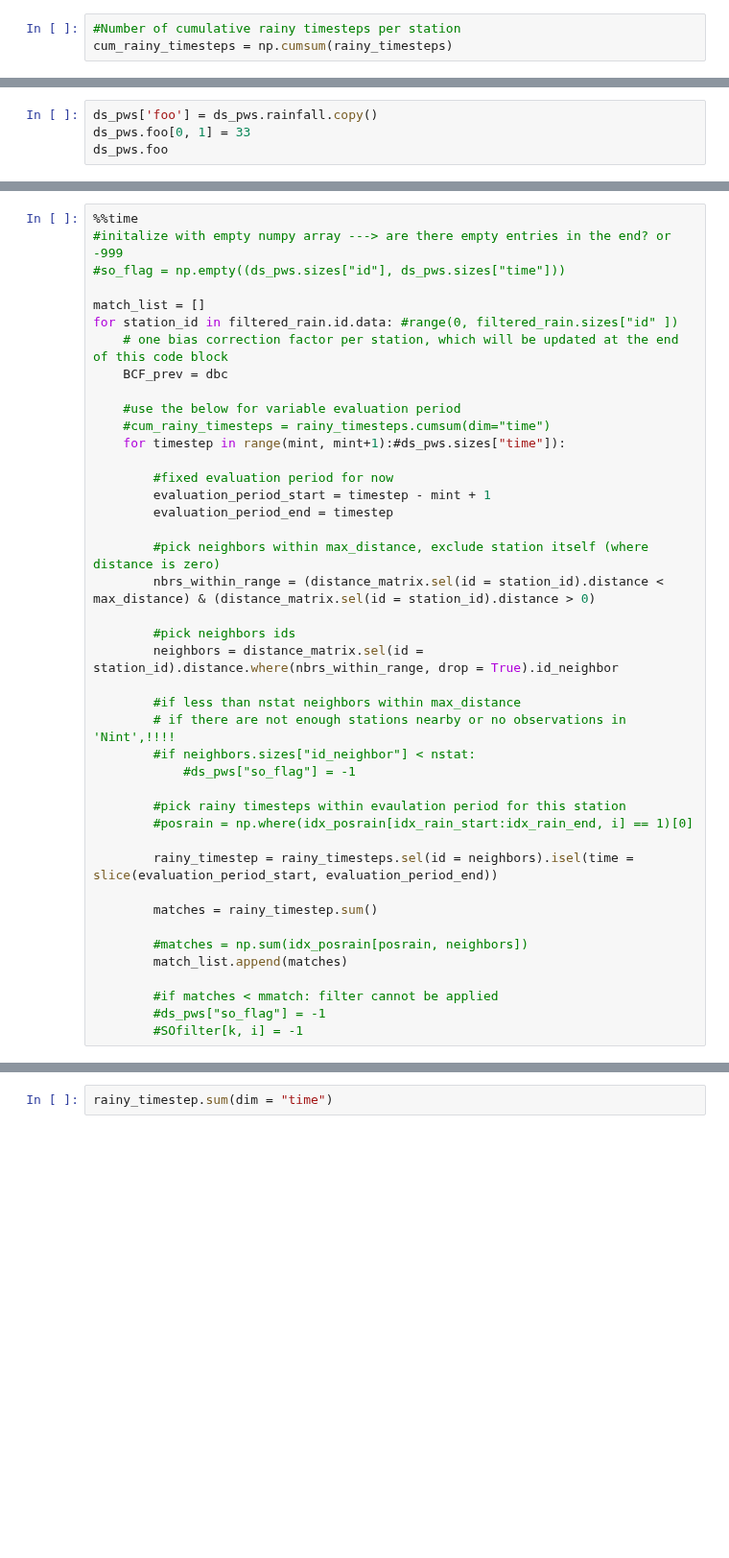
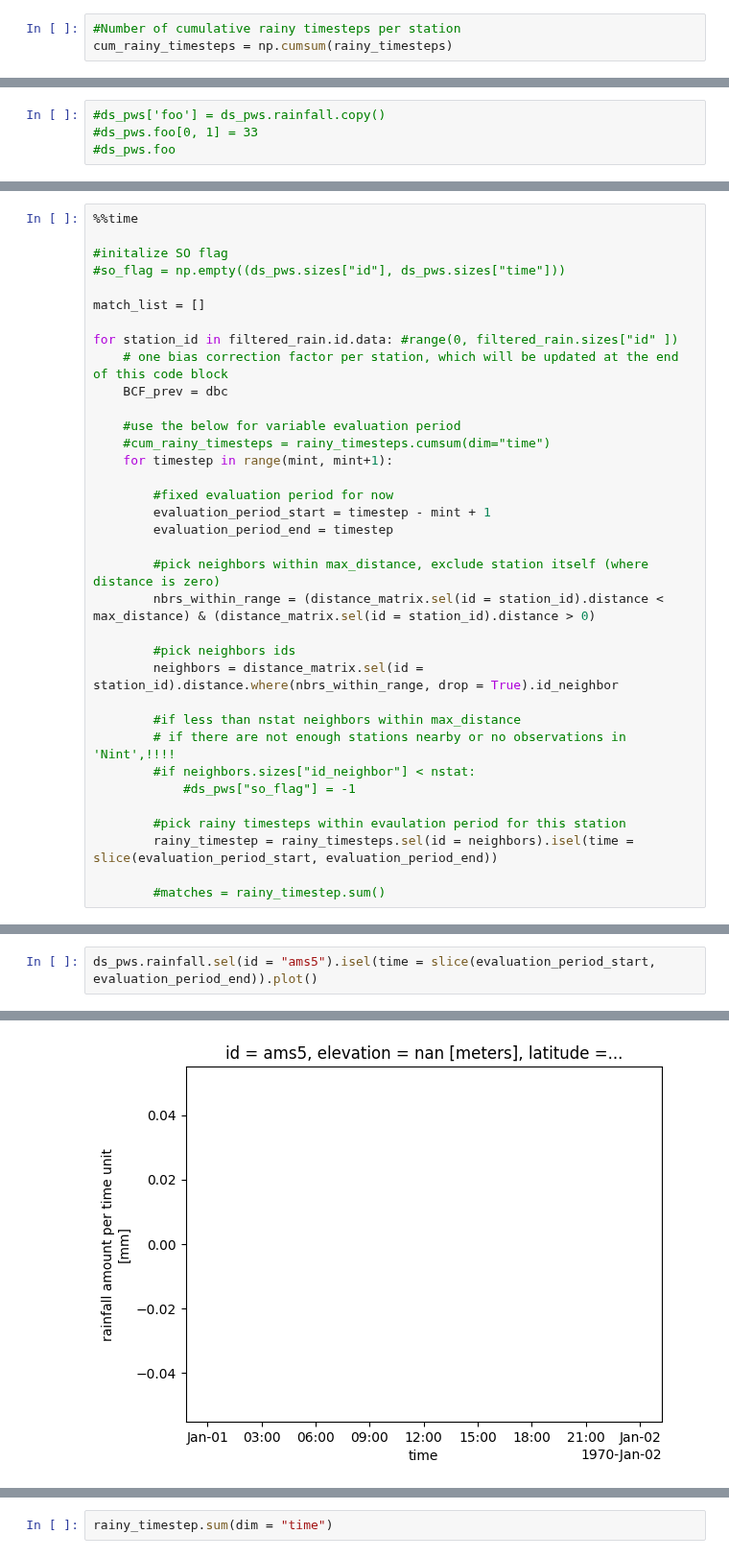
Before and after one commit to lepetersson/pypwsqc, a Jupyter notebook: docs/notebooks/station_outlier_filter.ipynb, the cells around one changed output, grey strips where cells are left out. Shown at 96% size. Cells and saved outputs as stored; diff of their text form; blank space fills up the shorter version.

```diff
--- a/docs/notebooks/station_outlier_filter.ipynb
+++ b/docs/notebooks/station_outlier_filter.ipynb
@@ -218,4 +136,4 @@ ds_pws.sizes["id"]
 # %%
-ds_pws['foo'] = ds_pws.rainfall.copy()
-ds_pws.foo[0, 1] = 33
-ds_pws.foo
+#ds_pws['foo'] = ds_pws.rainfall.copy()
+#ds_pws.foo[0, 1] = 33
+#ds_pws.foo
@@ -276,16 +142,18 @@ IndexError: only integers, slices (`:`), ellipsis (`...`), numpy.newaxis (`None`
 # %%
 %%time
-#initalize with empty numpy array ---> are there empty entries in the end? or -999
+
+#initalize SO flag
 #so_flag = np.empty((ds_pws.sizes["id"], ds_pws.sizes["time"]))
 
 match_list = []
+
 for station_id in filtered_rain.id.data: #range(0, filtered_rain.sizes["id" ])
     # one bias correction factor per station, which will be updated at the end of this code block
     BCF_prev = dbc
 
     #use the below for variable evaluation period
     #cum_rainy_timesteps = rainy_timesteps.cumsum(dim="time")
-    for timestep in range(mint, mint+1):#ds_pws.sizes["time"]):
+    for timestep in range(mint, mint+1):
 
         #fixed evaluation period for now
         evaluation_period_start = timestep - mint + 1
@@ -303,16 +171,7 @@ for station_id in filtered_rain.id.data: #range(0, filtered_rain.sizes["id" ])
             #ds_pws["so_flag"] = -1
 
         #pick rainy timesteps within evaulation period for this station
-        #posrain = np.where(idx_posrain[idx_rain_start:idx_rain_end, i] == 1)[0]
-
         rainy_timestep = rainy_timesteps.sel(id = neighbors).isel(time = slice(evaluation_period_start, evaluation_period_end))
 
-        matches = rainy_timestep.sum()
-
-        #matches = np.sum(idx_posrain[posrain, neighbors])
-        match_list.append(matches)
-
-        #if matches < mmatch: filter cannot be applied
-        #ds_pws["so_flag"] = -1
-        #SOfilter[k, i] = -1
+        #matches = rainy_timestep.sum()
 # %% [output]
@@ -357,0 +326,3 @@ Data variables:
+# %%
+ds_pws.rainfall.sel(id = "ams5").isel(time = slice(evaluation_period_start, evaluation_period_end)).plot()
+# %% [output]
@@ -357,0 +330 @@ Data variables:
+[figure, added]
```
Also changed, not shown: parts of 43 cells of this notebook, 1 other file.
